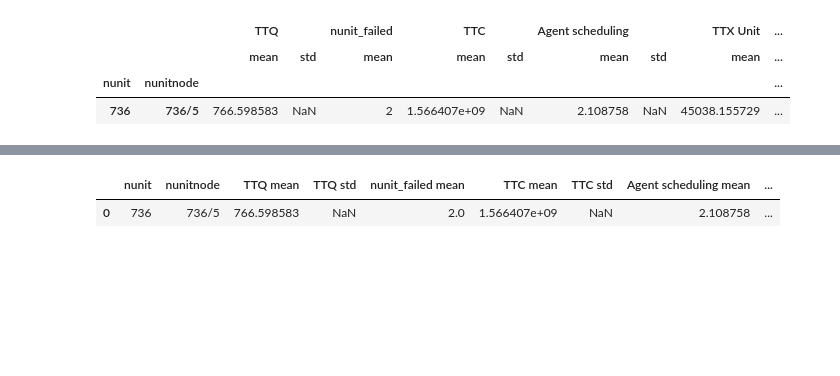
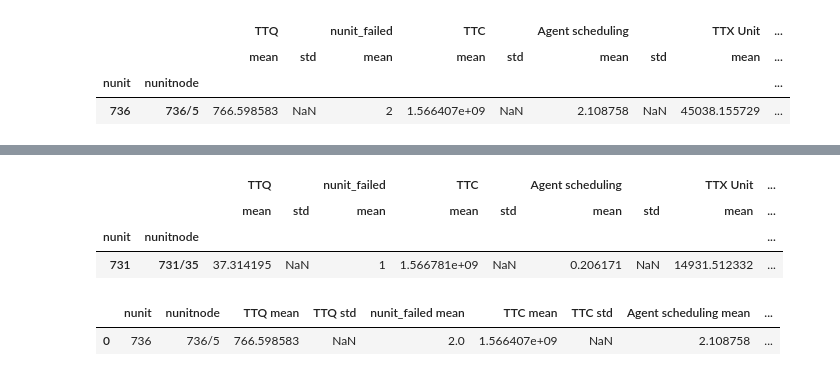
Before and after one commit to radical-experiments/deepdriveMD, a Jupyter notebook: analysis/overheads.ipynb, the cells around one changed output, grey strips where cells are left out. Saved outputs shown, nothing was run; the diff lists cells and outputs as text; code cells hidden in the pictures; blank space fills up the shorter version.

```diff
--- a/analysis/overheads.ipynb
+++ b/analysis/overheads.ipynb
@@ -54,3 +112,35 @@ exp1_ws
+# %%
+exp3_sessions['nnode'] = exp3_sessions.ncore/24
+exp3_sessions['list'] = exp3_sessions[['nunit','nnode']].astype(int, errors='ignore').astype('str').values.tolist()
+exp3_sessions['nunitnode'] = exp3_sessions['list'].apply('/'.join)
+
+exp3_ws = exp3_sessions[['nunit','nunitnode','TTC','P_LRMS_QUEUING','U_AGENT_QUEUING',
+                         'U_AGENT_SCHEDULING','U_AGENT_QUEUING_EXEC','U_AGENT_EXECUTING',
+                         'cu_exec_start_stop','nunit_failed']
+                       ].groupby(['nunit','nunitnode']).aggregate(
+                {'TTC'                 : ['mean','std'],
+                 'P_LRMS_QUEUING'      : ['mean','std'],
+                 'U_AGENT_QUEUING'     : ['mean','std'],
+                 'U_AGENT_SCHEDULING'  : ['mean','std'],
+                 'U_AGENT_QUEUING_EXEC': ['mean','std'],
+                 'U_AGENT_EXECUTING'   : ['mean','std'],
+                 'cu_exec_start_stop'  : ['mean','std'],
+                 'nunit_failed'        : ['mean']
+                })
+
+exp3_ws.rename({'P_LRMS_QUEUING'      :'TTQ'}, axis='columns', inplace=True)
+exp3_ws.rename({'U_AGENT_QUEUING'     :'Agent queueing'}, axis='columns', inplace=True)
+exp3_ws.rename({'U_AGENT_SCHEDULING'  :'Agent scheduling'}, axis='columns', inplace=True)
+exp3_ws.rename({'U_AGENT_QUEUING_EXEC':'Agent queueing execution'}, axis='columns', inplace=True)
+exp3_ws.rename({'U_AGENT_EXECUTING'   :'TTX Agent'}, axis='columns', inplace=True)
+exp3_ws.rename({'cu_exec_start_stop'  :'TTX Unit'}, axis='columns', inplace=True)
+exp3_ws = exp3_ws.sort_values("nunit")
+exp3_ws
+# %% [output]
+|  |  | TTQ |  | nunit_failed | TTC |  | Agent scheduling |  | TTX Unit | ... |
+|  |  | mean | std | mean | mean | std | mean | std | mean | ... |
+| nunit | nunitnode |  |  |  |  |  |  |  |  | ... |
+| 731 | 731/35 | 37.314195 | NaN | 1 | 1.566781e+09 | NaN | 0.206171 | NaN | 14931.512332 | ... |
 # %%
 # Total agent time =
 #    ru.STATE: rp.AGENT_SCHEDULING             - ru.STATE: rp.AGENT_SCHEDULING_PENDING +
```
Also changed, not shown: parts of 14 cells of this notebook, 10 other files.
